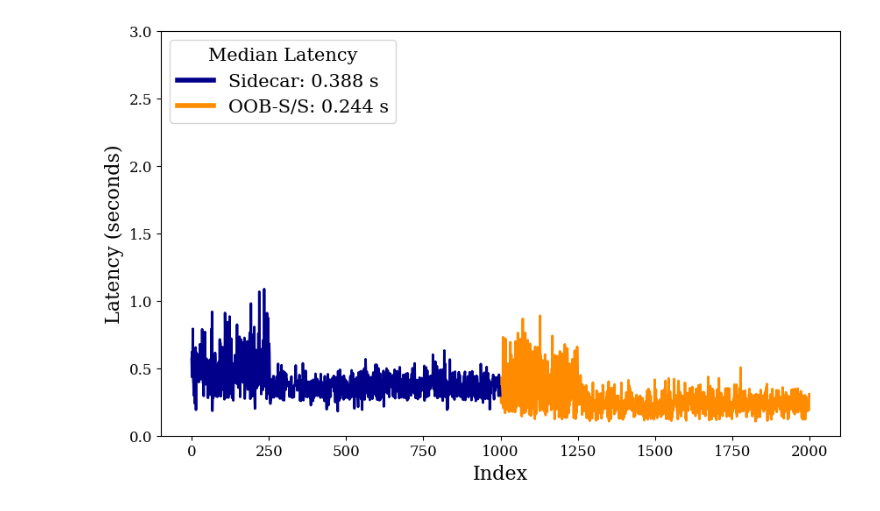
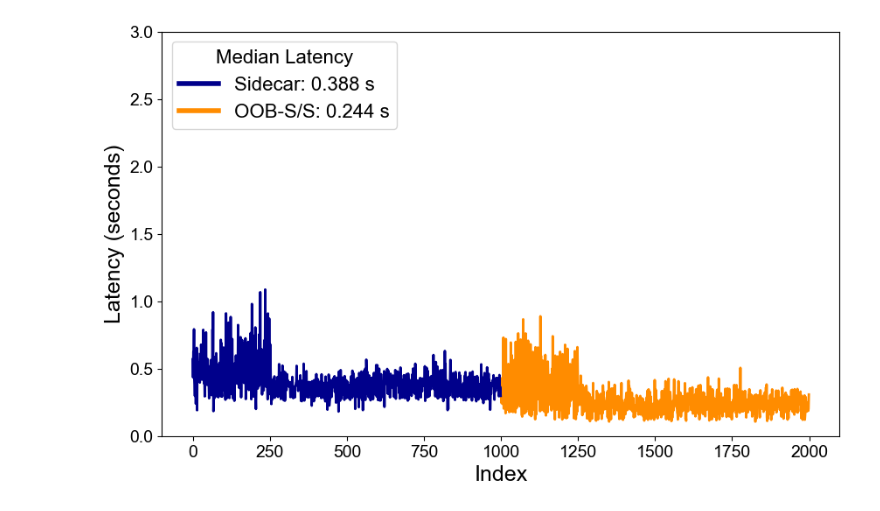
Before and after one commit to lokingdav/sidecar, a Jupyter notebook: jodi/prototype/experiments/results/scripts/exp3-lat.ipynb, the cells around one changed output. Cells and saved outputs as stored; diff of their text form; code cells hidden in the pictures.

```diff
--- a/jodi/prototype/experiments/results/scripts/exp3-lat.ipynb
+++ b/jodi/prototype/experiments/results/scripts/exp3-lat.ipynb
@@ -8,12 +8,20 @@ oobss = 'oob-s/s'
 jodi = 'jodi'
 name = "Sidecar"
 
-labeFontSize=16
-lagendFontSize=15
+labelFontSize=18
+lagendFontSize=16
 
 # Set global font settings to serif for academic formatting
-mpl.rcParams['font.family'] = 'serif'
-mpl.rcParams['font.size'] = 12
+mpl.rcParams['font.size']   = 14
+mpl.rcParams.update({
+    # Choose sans-serif typeface
+    "font.family":      "sans-serif",
+    "font.sans-serif":  ["Arial"],
+
+    # Make sure PDFs/SVGs embed real vector (TrueType) outlines
+    "pdf.fonttype":     42,
+    "ps.fonttype":      42,
+})
 
 # Load the CSV file
 df = pd.read_csv("../experiment-3.csv")
@@ -43,33 +51,33 @@ median_values = df.groupby("protocol")["latency"].median()
 handles = [
     plt.Line2D([0], [0],
                color=color_palette[jodi],
                lw=4,
                label=f"{name}: {median_values[jodi]:.3f} s"),
     plt.Line2D([0], [0],
                color=color_palette[oobss],
                lw=4,
                label=f"{oobss.upper()}: {median_values[oobss]:.3f} s"),
 ]
 
 plt.legend(
     handles=handles,
     title="Median Latency",
     title_fontsize=lagendFontSize,
     fontsize=lagendFontSize,
     loc="upper left"
 )
 
 # Labels and title
 # plt.title("Latency Trends by Protocol", fontsize=14, fontweight='bold')
-plt.xlabel("Index", fontsize=labeFontSize)
-plt.ylabel("Latency (seconds)", fontsize=labeFontSize)
+plt.xlabel("Index", fontsize=labelFontSize)
+plt.ylabel("Latency (seconds)", fontsize=labelFontSize)
 plt.ylim(0, 3)
 
 # Save as high-resolution PDF
 pdf_path = "../charts/latency_trends.pdf"
 plt.savefig(pdf_path, format="pdf", dpi=300, bbox_inches="tight")
 
 # Display the plot
 plt.show()
 # %% [output]
-[figure, old version]
+[figure, new version]
```
Also changed, not shown: 7 other files.
